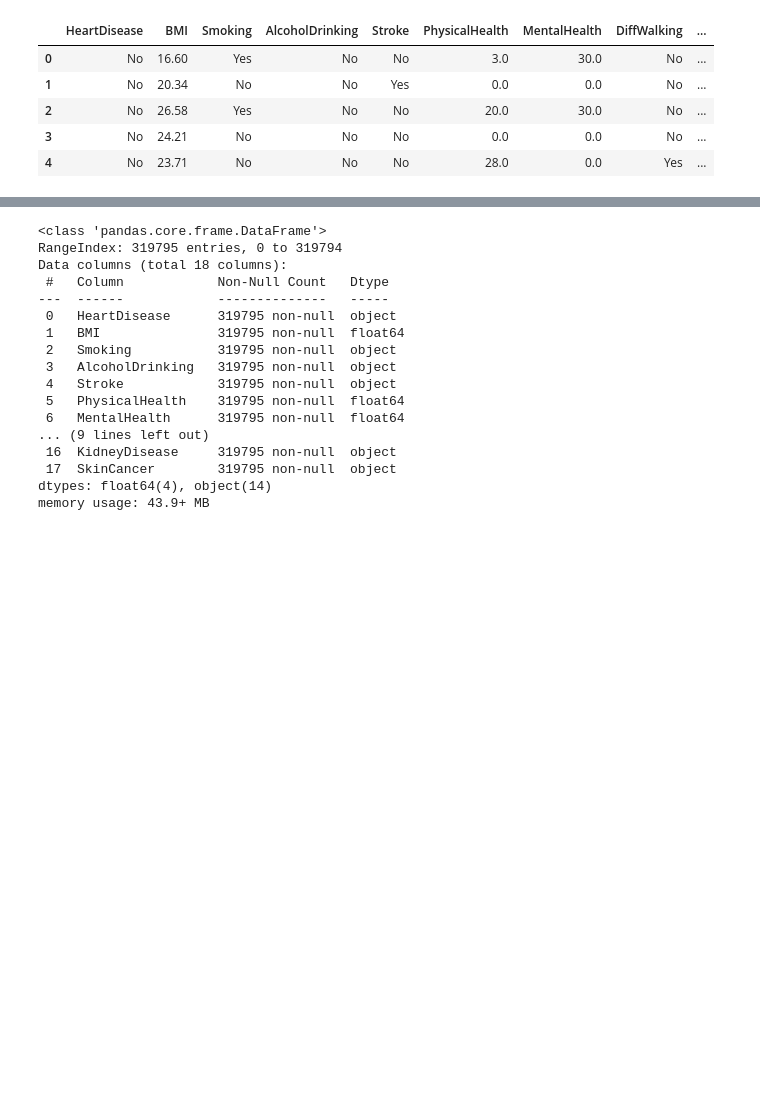
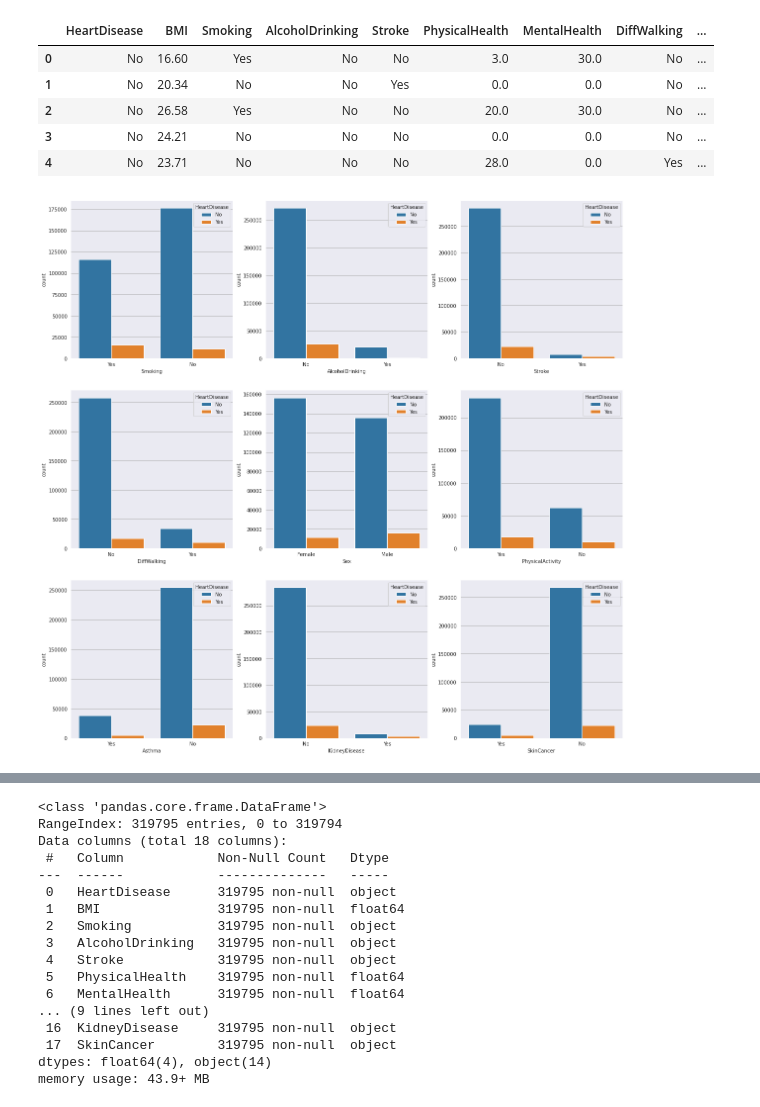
Before and after one commit to BugMasterArka/Practicing-Notebooks, a Jupyter notebook: prediction-of-heart-disease-easy.ipynb, the cells around one changed output, grey strips where cells are left out. Cells and saved outputs as stored; diff of their text form; code cells hidden in the pictures; blank space fills up the shorter version.

```diff
--- a/prediction-of-heart-disease-easy.ipynb
+++ b/prediction-of-heart-disease-easy.ipynb
@@ -46,2 +48,15 @@ df.head()
+# %%
+colRange = [['Smoking','AlcoholDrinking','Stroke'],['DiffWalking','Sex','PhysicalActivity'],['Asthma','KidneyDisease','SkinCancer']]
+def printCount(cols):
+    fig, axes = plt.subplots(3, 3, figsize=(20, 20))
+    row=0
+    col=0
+    for row in range(3):
+        for col in range(3):
+            column = colRange[row][col]
+            sns.countplot(ax=axes[row,col],x=df[column],hue=df['HeartDisease'])
+printCount(colRange)
+# %% [output]
+[figure, added]
 # %%
 plt.figure(figsize=(12,6))
```
Also changed, not shown: parts of 7 cells of this notebook.
